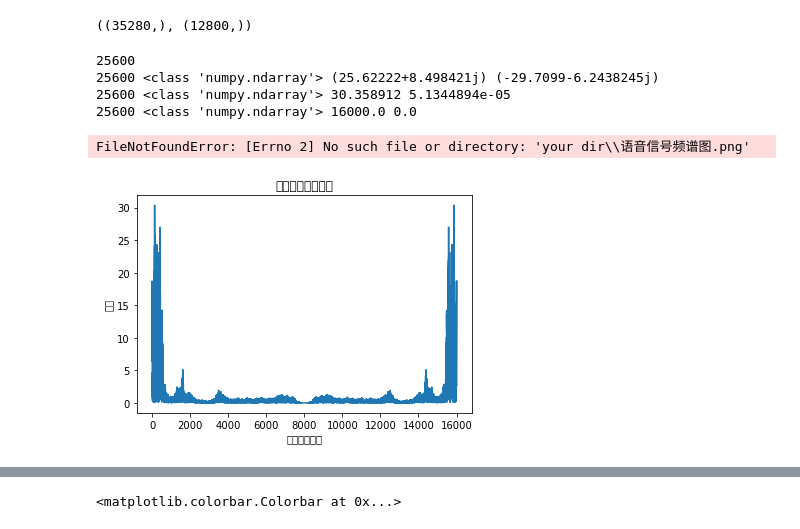
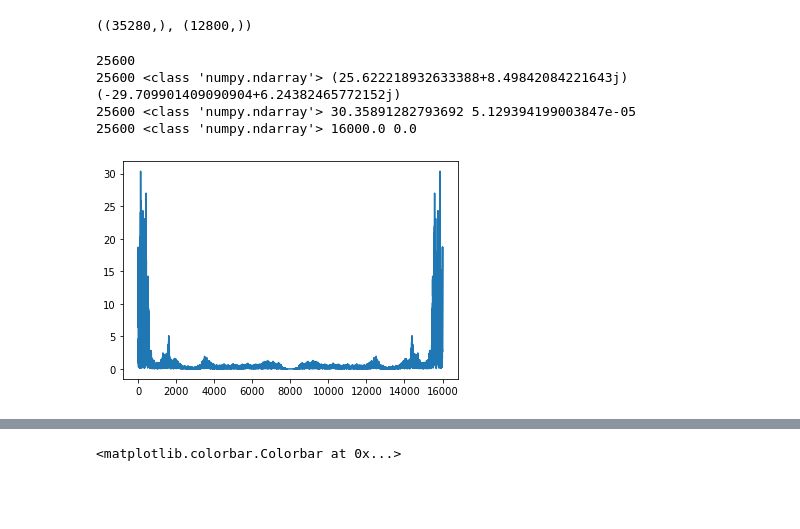
Before and after one commit to FFRfree/digital_speech_processing, a Jupyter notebook: lab1/temp.ipynb, the cells around one changed output, grey strips where cells are left out. Drawn from its saved outputs; the diff is of its cells as text; code cells hidden in the pictures; blank space fills up the shorter version.

```diff
--- a/lab1/temp.ipynb
+++ b/lab1/temp.ipynb
@@ -43,38 +43,37 @@ y.shape , y_8k.shape
 ((35280,), (12800,))
 # %%
 # fft
-from scipy.fft import fft
+from numpy.fft import fft,fftfreq
 y, sr = librosa.load('Test_1.wav')
 # n_fft = len(y)
 # freqs = fft
 def displaySpectrum(file:str): # 显示语音频域谱线
     x, sr = librosa.load(file, sr=16000)
     print(len(x))
     # ft = librosa.stft(x)
     # magnitude = np.abs(ft)  # 对fft的结果直接取模（取绝对值），得到幅度magnitude
     # frequency = np.angle(ft)  # (0, 16000, 121632)
 
     ft = fft(x)
     print(len(ft), type(ft), np.max(ft), np.min(ft))
     magnitude = np.absolute(ft)  # 对fft的结果直接取模（取绝对值），得到幅度magnitude
     frequency = np.linspace(0, sr, len(magnitude))  # (0, 16000, 121632)
 
     print(len(magnitude), type(magnitude), np.max(magnitude), np.min(magnitude))
     print(len(frequency), type(frequency), np.max(frequency), np.min(frequency))
 
     # plot spectrum，限定[:40000]
     # plt.figure(figsize=(18, 8))
     plt.plot(frequency[:40000], magnitude[:40000])  # magnitude spectrum
-    plt.title("语音信号频域谱线")
-    plt.xlabel("频率（赫兹）")
-    plt.ylabel("幅度")
+    # plt.title("语音信号频域谱线")
+    # plt.xlabel("频率（赫兹）")
+    # plt.ylabel("幅度")
     # plt.savefig("your dir\语音信号频谱图", dpi=600)
     plt.show()
 displaySpectrum('Test_1.wav')
 # %% [output]
 25600
-25600 <class 'numpy.ndarray'> (25.62222+8.498421j) (-29.7099-6.2438245j)
-25600 <class 'numpy.ndarray'> 30.358912 5.1344894e-05
+25600 <class 'numpy.ndarray'> (25.622218932633388+8.49842084221643j) (-29.709901409090904+6.24382465772152j)
+25600 <class 'numpy.ndarray'> 30.35891282793692 5.129394199003847e-05
 25600 <class 'numpy.ndarray'> 16000.0 0.0
-FileNotFoundError: [Errno 2] No such file or directory: 'your dir\\语音信号频谱图.png'
-[figure, old version]
+[figure, new version]
```
Also changed, not shown: parts of 2 cells of this notebook, 7 other files.
